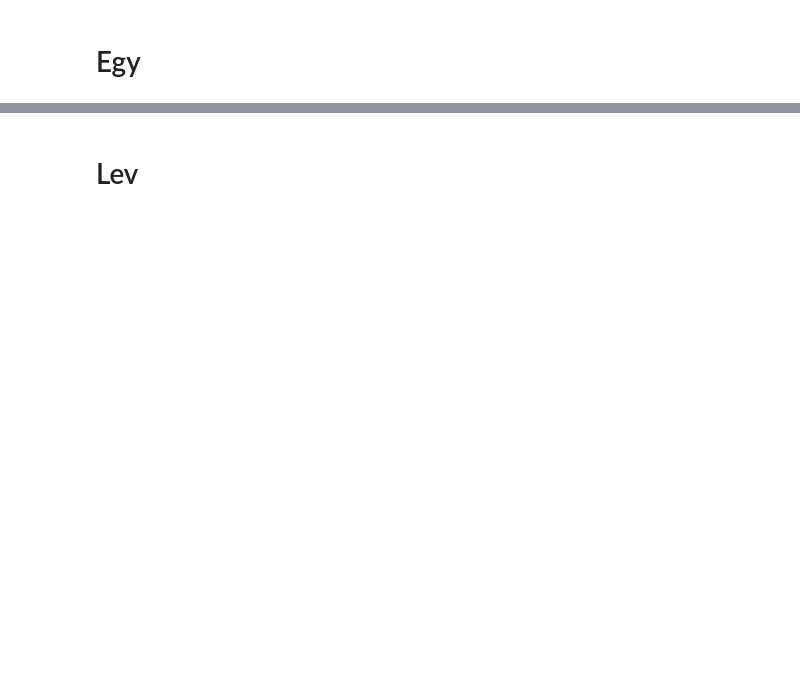
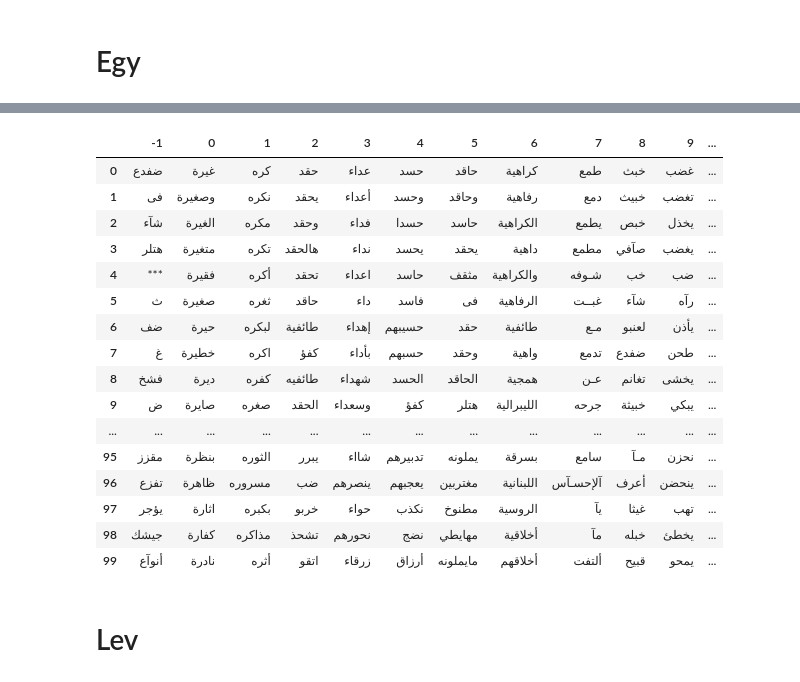
Before and after one commit to d7miiZ/Dialect-Graduation-Project, a Jupyter notebook: code/embeddings_idea/find_centroids.ipynb, the cells around one changed output, grey strips where cells are left out. Saved outputs shown, nothing was run; the diff lists cells and outputs as text; code cells hidden in the pictures; blank space fills up the shorter version.

```diff
--- a/code/embeddings_idea/find_centroids.ipynb
+++ b/code/embeddings_idea/find_centroids.ipynb
@@ -124,3 +231,24 @@ df = generate_emotion_lexicon(embedding=egy_embedding, emotion="fear", min_clust
+# %%
+df = generate_emotion_lexicon(embedding=egy_embedding, emotion="anger", min_cluster_size=7, num_words_to_generate=100)
+df
+# %% [output]
+|  | -1 | 0 | 1 | 2 | 3 | 4 | 5 | 6 | 7 | 8 | 9 | ... |
+| 0 | ضفدع | غيرة | كره | حقد | عداء | حسد | حاقد | كراهية | طمع | خبث | غضب | ... |
+| 1 | فی | وصغيرة | نكره | يحقد | أعداء | وحسد | وحاقد | رفاهية | دمع | خبيث | تغضب | ... |
+| 2 | شآء | الغيرة | مكره | وحقد | فداء | حسدا | حاسد | الكراهية | يطمع | خبص | يخذل | ... |
+| 3 | هتلر | متغيرة | تكره | هالحقد | نداء | يحسد | يحقد | داهية | مطمع | صآفي | يغضب | ... |
+| 4 | *** | فقيرة | أكره | تحقد | اعداء | حاسد | مثقف | والكراهية | شـوفه | خب | ضب | ... |
+| 5 | ث | صغيرة | ثغره | حاقد | داء | فاسد | فی | الرفاهية | غبــت | شآء | رآه | ... |
+| 6 | ضف | حيرة | لبكره | طائفية | إهداء | حسيبهم | حقد | طائفية | مـع | لعنبو | يأذن | ... |
+| 7 | غ | خطيرة | اكره | كفؤ | بأداء | حسبهم | وحقد | واهية | تدمع | ضفدع | طحن | ... |
+| 8 | فشخ | ديرة | كفره | طائفيه | شهداء | الحسد | الحاقد | همجية | عـن | تغانم | يخشى | ... |
+| 9 | ض | صايرة | صغره | الحقد | وسعداء | كفؤ | هتلر | الليبرالية | جرحه | خبيثة | يبكي | ... |
+| ... | ... | ... | ... | ... | ... | ... | ... | ... | ... | ... | ... | ... |
+| 95 | مقزز | بنظرة | الثوره | يبرر | شااء | تدبيرهم | يملونه | بسرقة | سامع | مـآ | نحزن | ... |
+| 96 | تفزع | ظاهرة | مسروره | ضب | ينصرهم | يعجبهم | مغتربين | اللبنانية | آلإحسـآس | ﺃﻋﺮﻑ | ينحضن | ... |
+| 97 | يؤجر | اثارة | بكبره | خربو | حواء | نكذب | مطنوخ | الروسية | يآ | غيثا | تهب | ... |
+| 98 | جيشك | كفارة | مذاكره | تشحذ | نحورهم | نضج | مهايطي | أخلاقية | مآ | خبله | يخطئ | ... |
+| 99 | أنوآع | نادرة | أثره | اتقو | زرقاء | أرزاق | مايملونه | أخلاقهم | ألتفت | قبيح | يمحو | ... |
 # %% [markdown]
 # Lev
 # %%
```
Also changed, not shown: parts of 10 cells of this notebook, 2 other files.
